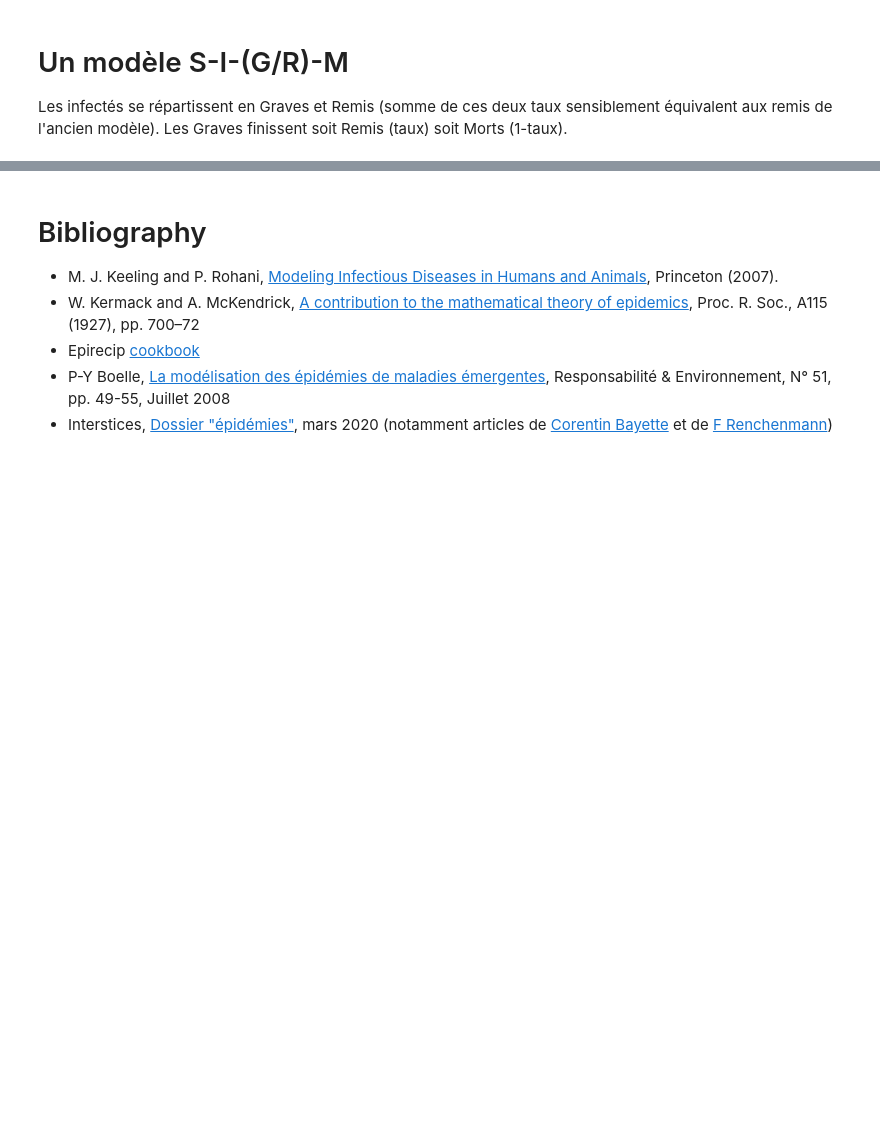
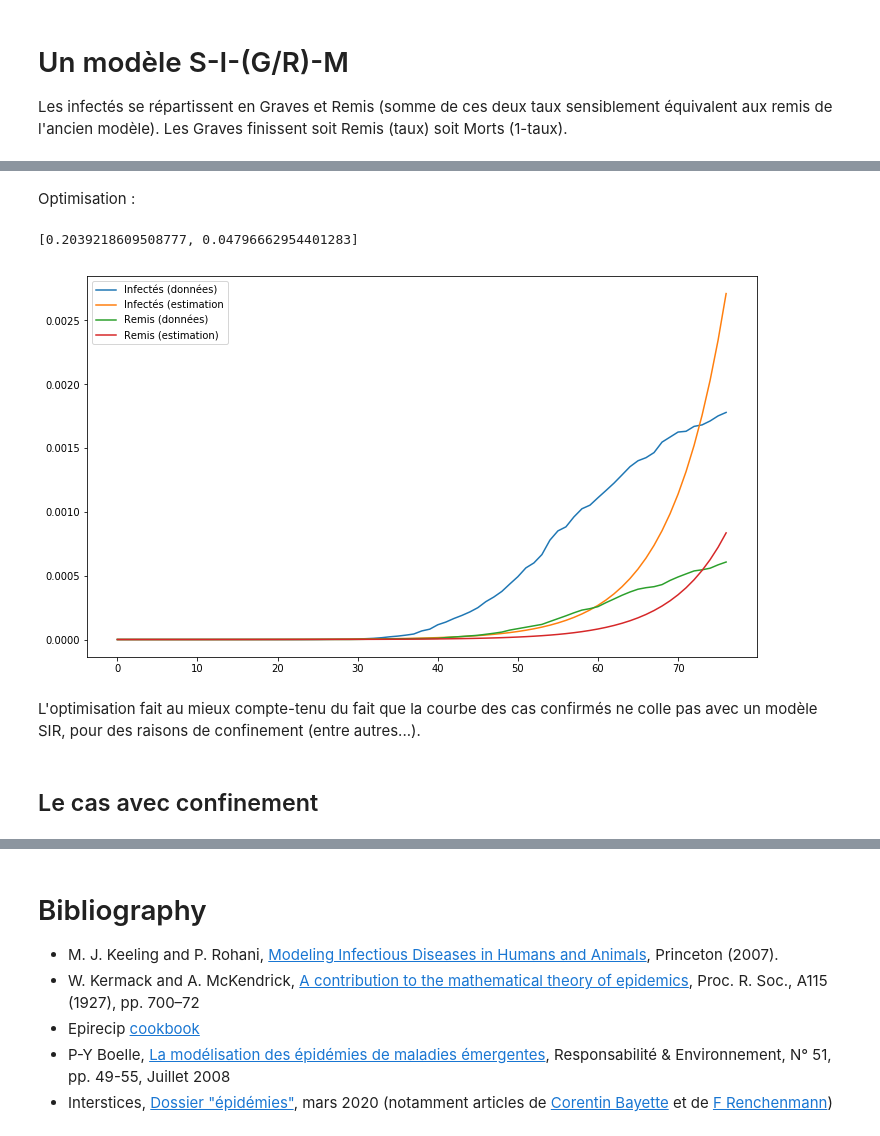
Before and after one commit to cristal-smac/mas_basics, a Jupyter notebook: covid_simulation.ipynb, the cells around one changed output, grey strips where cells are left out. Saved outputs shown, nothing was run; the diff lists cells and outputs as text; code cells hidden in the pictures; blank space fills up the shorter version.

```diff
--- a/covid_simulation.ipynb
+++ b/covid_simulation.ipynb
@@ -506,0 +610,2 @@ def SIR_increment(I, S, R, G, M, liste_tauxTransmiss, tauxRemis, tauxGraves, tau
+# %%
+data = data.interpolate().fillna(method='bfill')
@@ -506,0 +621,38 @@ def SIR_increment(I, S, R, G, M, liste_tauxTransmiss, tauxRemis, tauxGraves, tau
+# %% [markdown]
+Optimisation :
+# %%
+I=np.array(data['cas_confirmes']/67000000)
+R=np.array(data['gueris']/67000000)
+S=[1]*77 - I - R
+data_objectif_ministere = np.array([I, R])
+# %%
+solution = optimisation_genetique_SIR(300, 1000, data_objectif_ministere, [76])
+# %%
+solution
+# %% [output]
+[0.2039218609508777, 0.04796662954401283]
+# %%
+def compare_solution(solution, data_objectif, periodes_confinement):
+    I=[data_objectif[0][0]]
+    S=[1-data_objectif[0][0]]
+    R=[0.0]
+    i = 0
+    liste_taux=[]
+    for periode in periodes_confinement:
+        liste_taux = liste_taux + [solution[i]] * periode
+        i += 1
+    SIR_increment(I, S, R, liste_taux, solution[-1])
+    fig, ax = plt.subplots(figsize=(12,7))
+    plt.plot(data_objectif[0], label="Infectés (données)")
+    plt.plot(I, label="Infectés (estimation")
+    plt.plot(data_objectif[1], label="Remis (données)")
+    plt.plot(R, label="Remis (estimation)")
+    plt.legend()
+# %%
+compare_solution(solution, data_objectif_ministere, [76])
+# %% [output]
+[figure, added]
+# %% [markdown]
+L'optimisation fait au mieux compte-tenu du fait que la courbe des cas confirmés ne colle pas avec un modèle SIR, pour des raisons de confinement (entre autres...).
+# %% [markdown]
+## Le cas avec confinement
```
Also changed, not shown: parts of 40 cells of this notebook, 1 other file.
